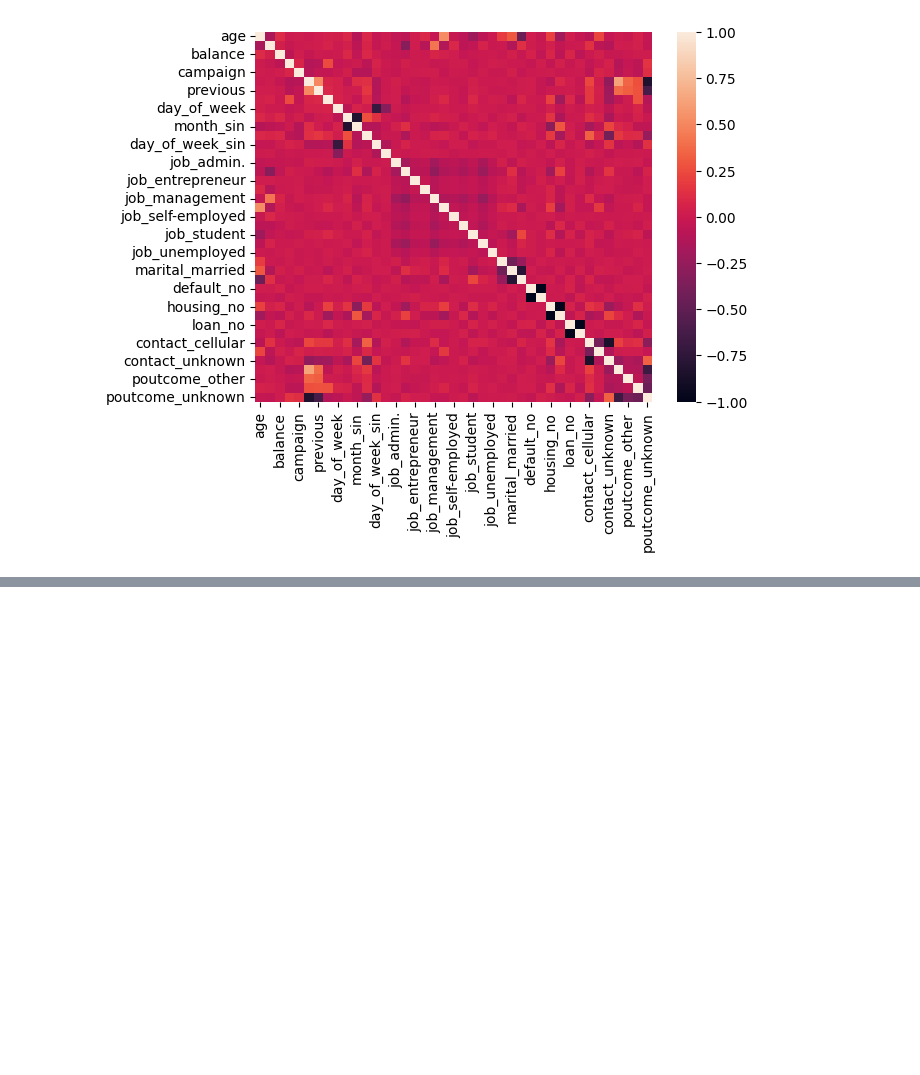
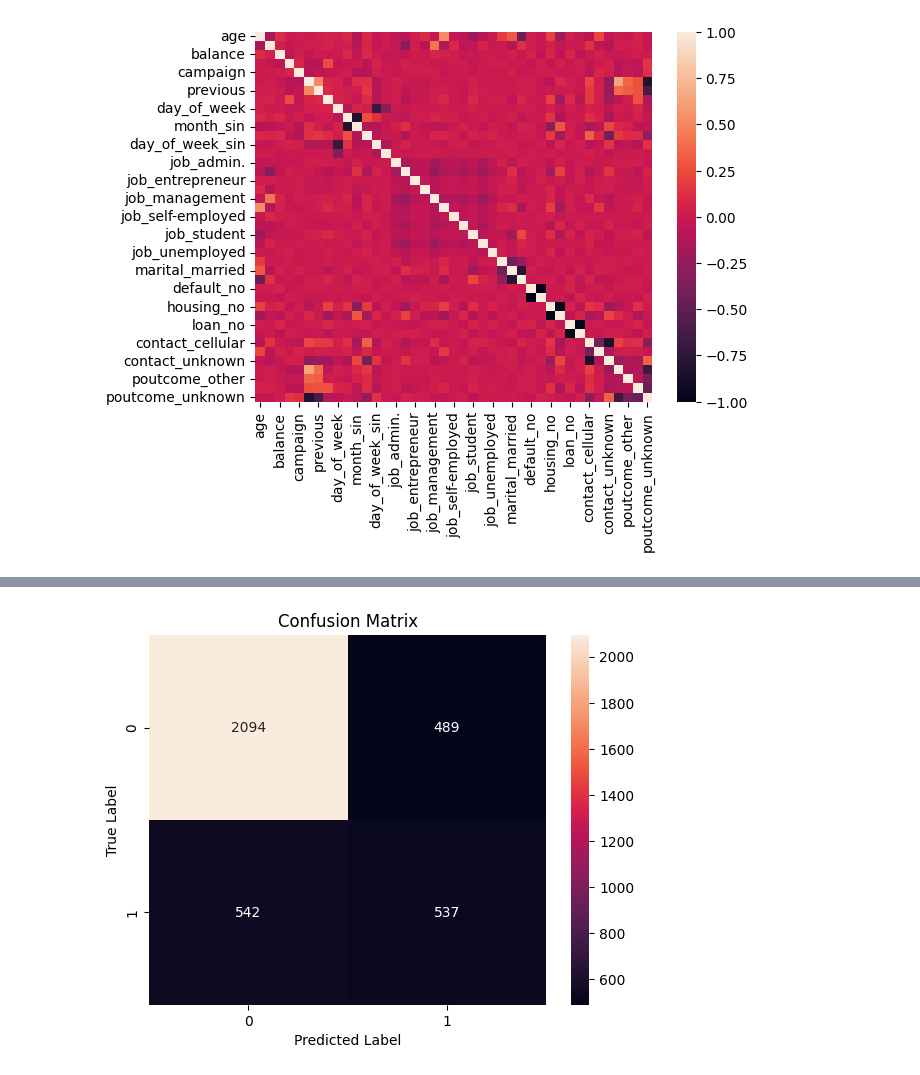
Before and after one commit to vandyG/datascience-pa2, a Jupyter notebook: src/dt.ipynb, the cells around one changed output, grey strips where cells are left out. Cells and saved outputs as stored; diff of their text form; code cells hidden in the pictures; blank space fills up the shorter version.

```diff
--- a/src/dt.ipynb
+++ b/src/dt.ipynb
@@ -281,3 +294,18 @@ plt.show()
+# %%
+# Make predictions on the test data
+gini_y_pred = dt_clf.predict(X_test)
+
+# Calculate the confusion matrix
+cm = confusion_matrix(y_test, gini_y_pred)
+
+# Create a heatmap of the confusion matrix
+sns.heatmap(cm, annot=True, fmt="d")
+plt.xlabel("Predicted Label")
+plt.ylabel("True Label")
+plt.title("Confusion Matrix")
+plt.show()
+# %% [output]
+[figure, added]
 # %%
 # Decision Tree with Gini Criterion
 # Initialize the Decision Tree Classifier with the Gini criterion
```
Also changed, not shown: parts of 13 cells of this notebook, 1 other file.
